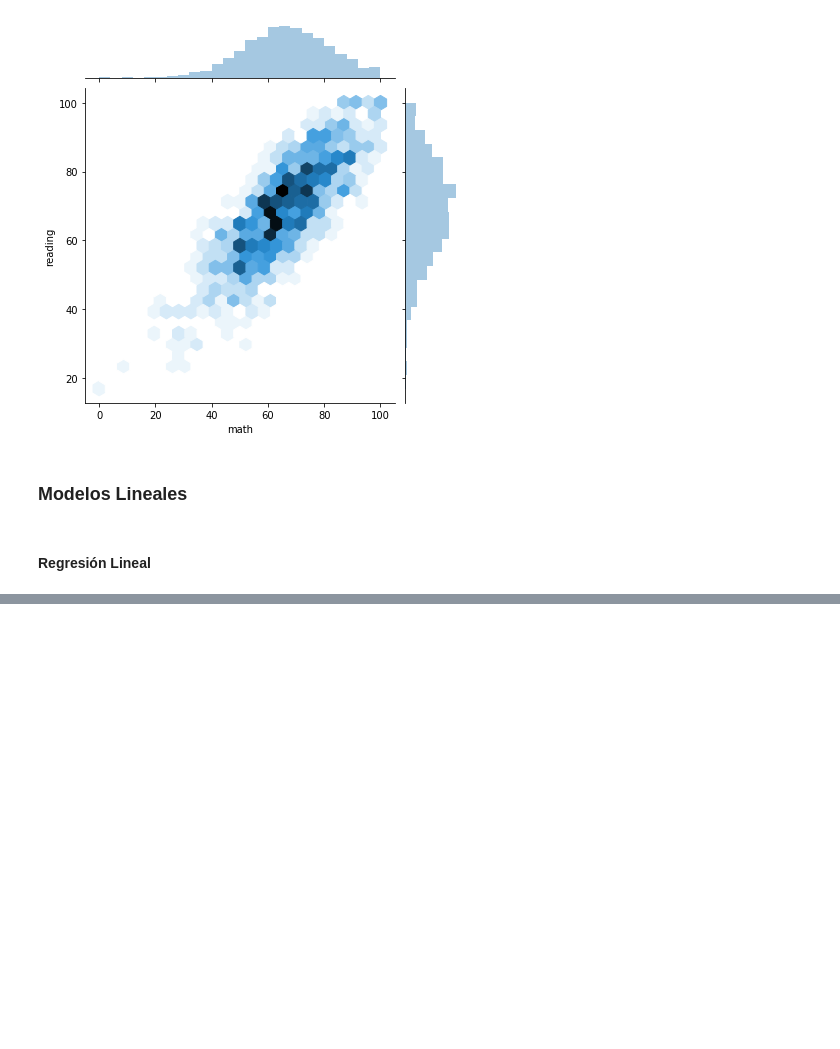
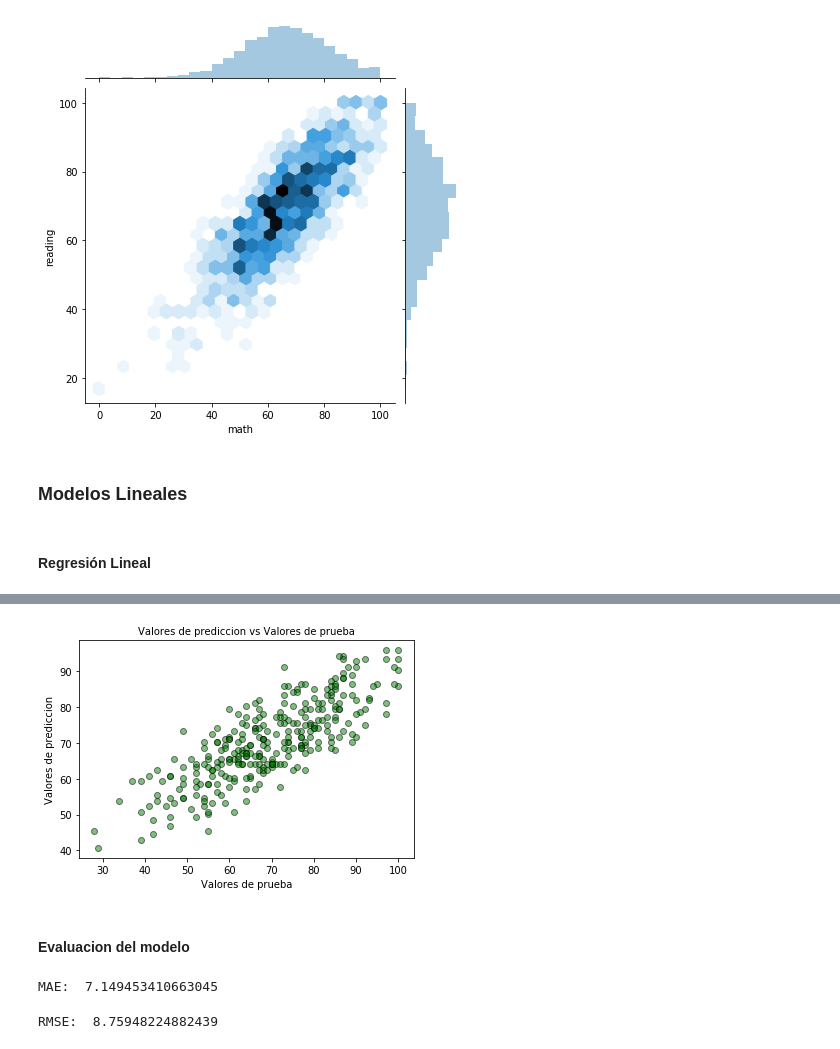
Before and after one commit to lsalazarv/Tarea-3, a Jupyter notebook: Tarea 3.ipynb, the cells around one changed output, grey strips where cells are left out. Saved outputs shown, nothing was run; the diff lists cells and outputs as text; code cells hidden in the pictures; blank space fills up the shorter version.

```diff
--- a/Tarea 3.ipynb
+++ b/Tarea 3.ipynb
@@ -275,0 +295,18 @@ regr = linear_model.LinearRegression()
+# %%
+plt.scatter(y_test, predictions, c='g', edgecolors=(0, 0, 0), alpha=0.5)
+plt.title('Valores de prediccion vs Valores de prueba', fontsize=10)
+plt.xlabel('Valores de prueba')
+plt.ylabel('Valores de prediccion')
+plt.show()
+# %% [output]
+[figure, added]
+# %% [markdown]
+#### Evaluacion del modelo
+# %%
+print('MAE: ', metrics.mean_absolute_error(y_test, predictions))
+# %% [output]
+MAE:  7.149453410663045
+# %%
+print('RMSE: ', np.sqrt(metrics.mean_squared_error(y_test, predictions)))
+# %% [output]
+RMSE:  8.75948224882439
```
Also changed, not shown: parts of 10 cells of this notebook.
